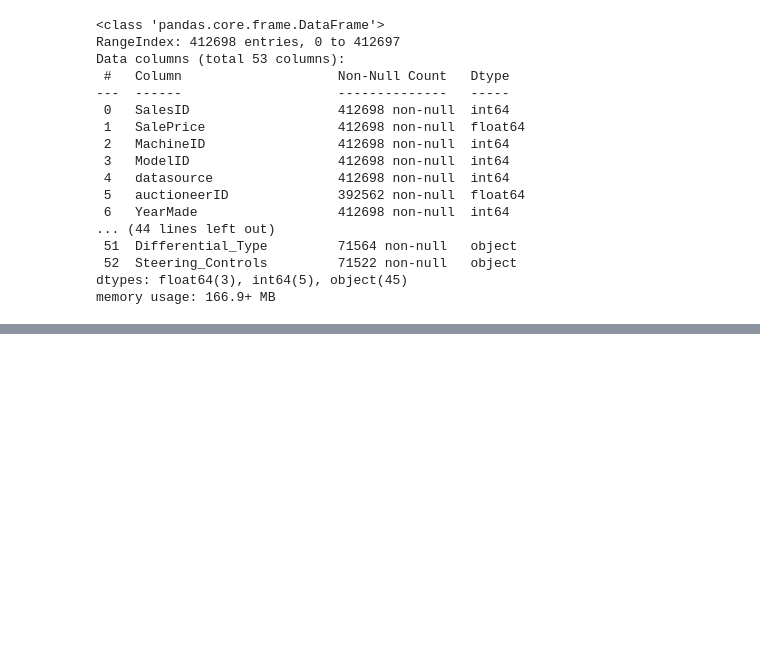
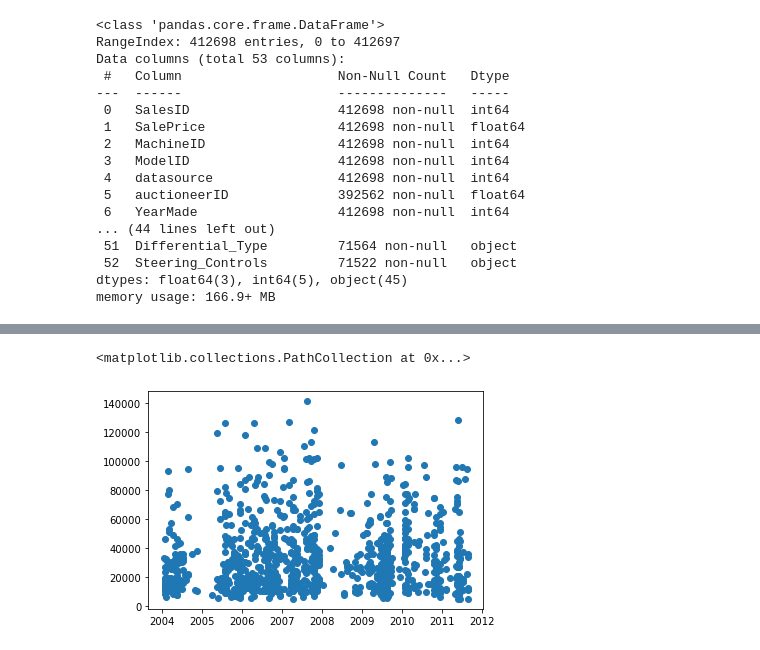
Before and after one commit to cwg7/Bulldozer-Price-Prediction, a Jupyter notebook: bulldozer-price-prediction.ipynb, the cells around one changed output, grey strips where cells are left out. Saved outputs shown, nothing was run; the diff lists cells and outputs as text; code cells hidden in the pictures; blank space fills up the shorter version.

```diff
--- a/bulldozer-price-prediction.ipynb
+++ b/bulldozer-price-prediction.ipynb
@@ -169,0 +167,5 @@ Steering_Controls	machine configuration - describes operator control configurati
+# %%
+# Import data again but this time parse dates
+df = pd.read_csv("C:\\Users\\cwins\\Downloads\\zero-to-mastery-ml-masterUNZIPPED\\zero-to-mastery-ml-master\\bluebook-for-bulldozers\\TrainAndValid.csv",
+                low_memory =False,
+                parse_dates = ["saledate"])
@@ -169,0 +191,6 @@ Steering_Controls	machine configuration - describes operator control configurati
+# %%
+fig, ax = plt.subplots()
+ax.scatter(df["saledate"][:1000], df["SalePrice"][:1000])
+# %% [output]
+<matplotlib.collections.PathCollection at 0x...>
+[figure, added]
```
Also changed, not shown: parts of 9 cells of this notebook.
